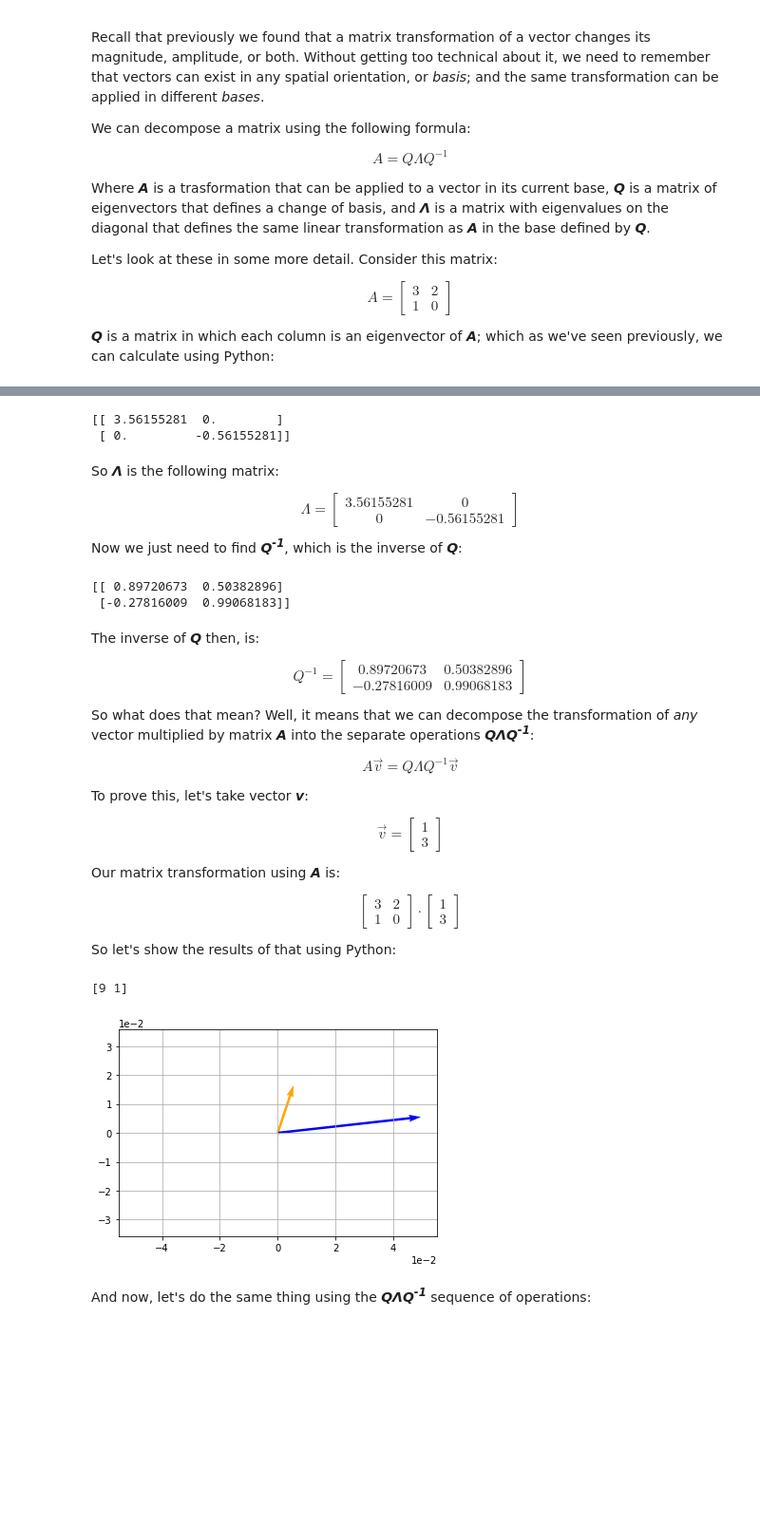
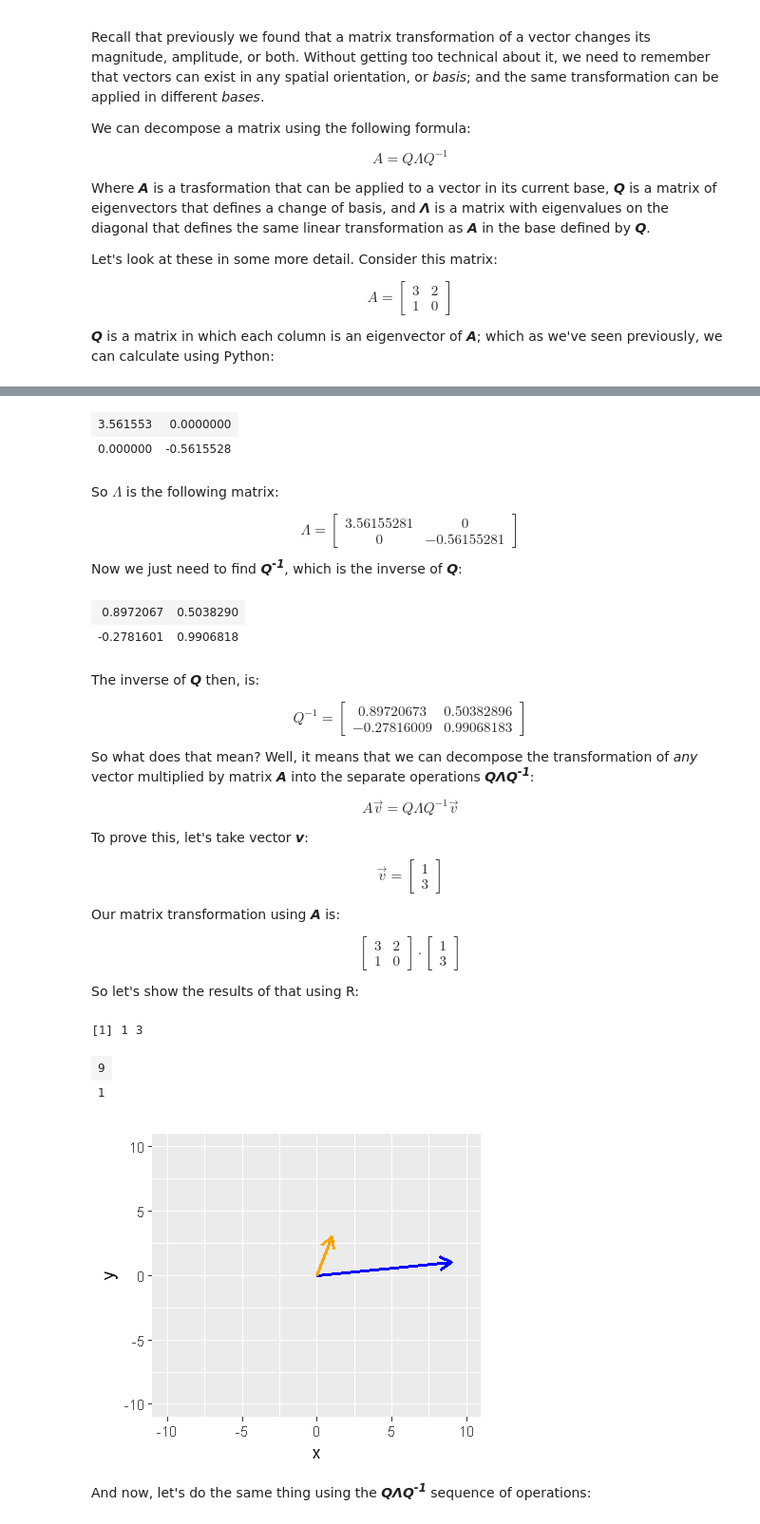
Before and after one commit to rsmct2011/Essential-Math-R, a Jupyter notebook: Module03/03-05-Transformations Eigenvectors and Eigenvalues.ipynb, the cells around one changed output, grey strips where cells are left out. Shown at 95% size. Cells and saved outputs as stored; diff of their text form; code cells hidden in the pictures; blank space fills up the shorter version.

```diff
--- a/Module03/03-05-Transformations Eigenvectors and Eigenvalues.ipynb
+++ b/Module03/03-05-Transformations Eigenvectors and Eigenvalues.ipynb
@@ -640,0 +595,5 @@ print(Q)
+# %%
+A = matrix(c(3,1,2,0), nrow =2, ncol =2)
+eigens = eigen(A)
+Q = eigens$vec
+Q
@@ -651,21 +613,21 @@ In our Python code, we've already used the ***linalg.eig*** function to return t
 # %%
-L = np.diag(l)
-print (L)
+L = diag(eigens$val)
+L
 # %% [output]
-[[ 3.56155281  0.        ]
- [ 0.         -0.56155281]]
+| 3.561553 | 0.0000000 |
+| 0.000000 | -0.5615528 |
 # %% [markdown]
-So ***&Lambda;*** is the following matrix:
+So **$\Lambda$** is the following matrix:
 
 $$\Lambda=\begin{bmatrix}3.56155281 & 0\\0 & -0.56155281\end{bmatrix}$$
 
 Now we just need to find ***Q<sup>-1</sup>***, which is the inverse of ***Q***:
 # %%
-Qinv = np.linalg.inv(Q)
-print(Qinv)
+Qinv = solve(Q)
+Qinv
 # %% [output]
-[[ 0.89720673  0.50382896]
- [-0.27816009  0.99068183]]
+| 0.8972067 | 0.5038290 |
+| -0.2781601 | 0.9906818 |
 # %% [markdown]
 The inverse of ***Q*** then, is:
 
@@ -683,23 +645,28 @@ Our matrix transformation using ***A*** is:
 
 $$\begin{bmatrix}3 & 2\\1 & 0\end{bmatrix} \cdot \begin{bmatrix}1\\3\end{bmatrix} $$
 
-So let's show the results of that using Python:
+So let's show the results of that using R:
-# %%
-v = np.array([1,3])
-t = A@v
-
-print(t)
-
-# Plot v and t
-vecs = np.array([v,t])
-origin = [0], [0]
-plt.axis('equal')
-plt.grid()
-plt.ticklabel_format(style='sci', axis='both', scilimits=(0,0))
-plt.quiver(*origin, vecs[:,0], vecs[:,1], color=['orange', 'b'], scale=20)
-plt.show()
-# %% [output]
-[9 1]
-[figure, removed]
+# %%
+v = c(1,3)
+v
+t = A %*% v
+t
+
+## Data frames for the vector plot
+df_v = data.frame(x = c(0,v[1]), y = c(0,v[2]))
+df_t = data.frame(x = c(0,t[1]), y = c(0,t[2]))
+
+## Plot the vectors
+ggplot() +
+      geom_line(data = df_t, aes(x,y), arrow = arrow(length=unit(0.30,"cm")),
+                color = 'blue', size = 1) +
+      geom_line(data = df_v, aes(x,y), arrow = arrow(length=unit(0.30,"cm")),
+                color = 'orange', size = 1) +
+      xlim(-10,10) + ylim(-10,10)
+# %% [output]
+[1] 1 3
+| 9 |
+| 1 |
+[figure, added]
 # %% [markdown]
 And now, let's do the same thing using the ***Q&Lambda;Q<sup>-1</sup>*** sequence of operations:
```
Also changed, not shown: parts of 35 cells of this notebook.
